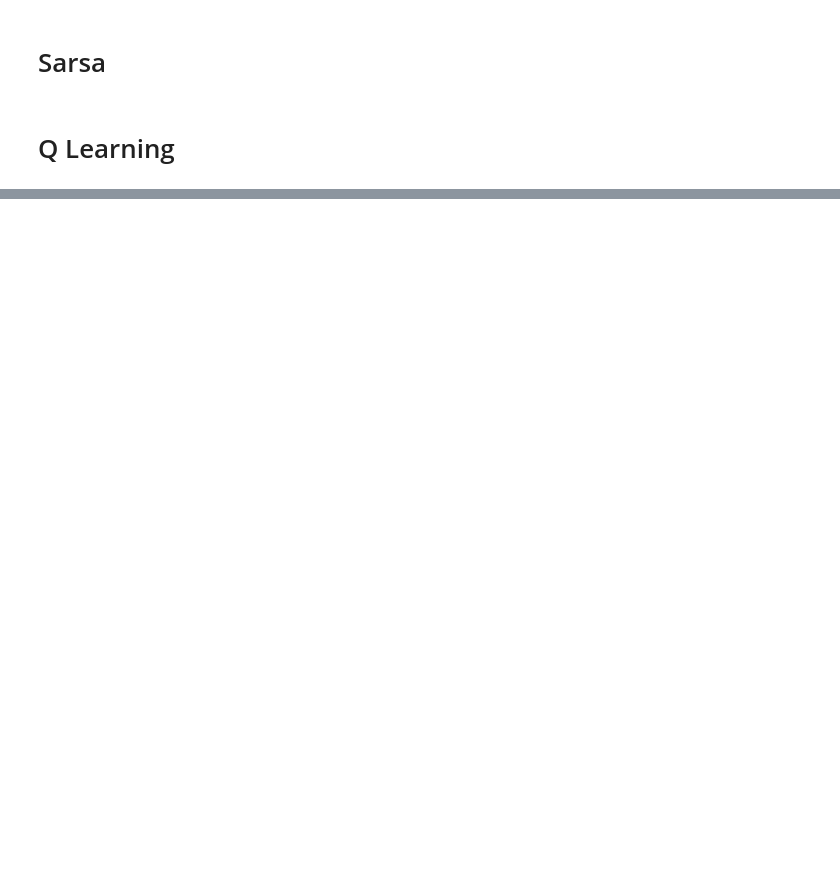
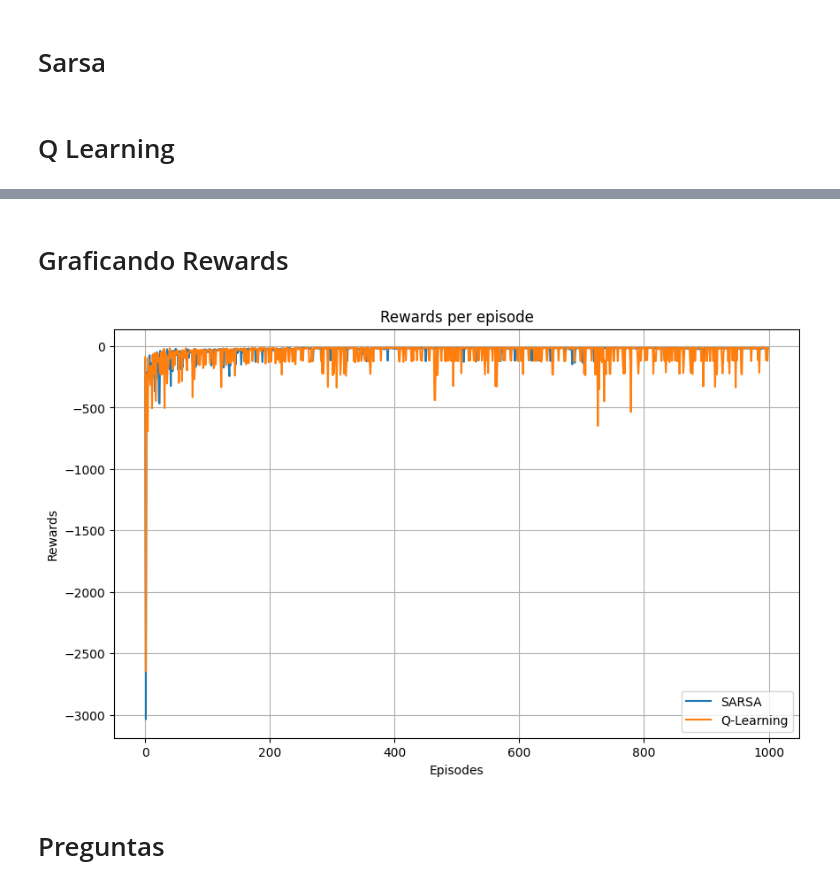
Before and after one commit to MGonza20/Lab05_RL_UVG, a Jupyter notebook: main.ipynb, the cells around one changed output, grey strips where cells are left out. Drawn from its saved outputs; the diff is of its cells as text; code cells hidden in the pictures; blank space fills up the shorter version.

```diff
--- a/main.ipynb
+++ b/main.ipynb
@@ -112,0 +112,21 @@ NameError: name 'env' is not defined
+# %% [markdown]
+# Graficando Rewards
+# %%
+sarsa_rewards = pd.read_csv('Results/SARSA_rewards.csv')
+qlearning_rewards = pd.read_csv('Results/QLearning_rewards.csv')
+# %%
+import matplotlib.pyplot as plt
+# Plotting the rewards per episode
+plt.figure(figsize=(10, 6))
+plt.plot(sarsa_rewards, label='SARSA')
+plt.plot(qlearning_rewards, label='Q-Learning')
+plt.xlabel('Episodes')
+plt.ylabel('Rewards')
+plt.title('Rewards per episode')
+plt.legend()
+plt.grid()
+plt.show()
+# %% [output]
+[figure, added]
+# %% [markdown]
+# Preguntas
```
Also changed, not shown: parts of 4 cells of this notebook.
